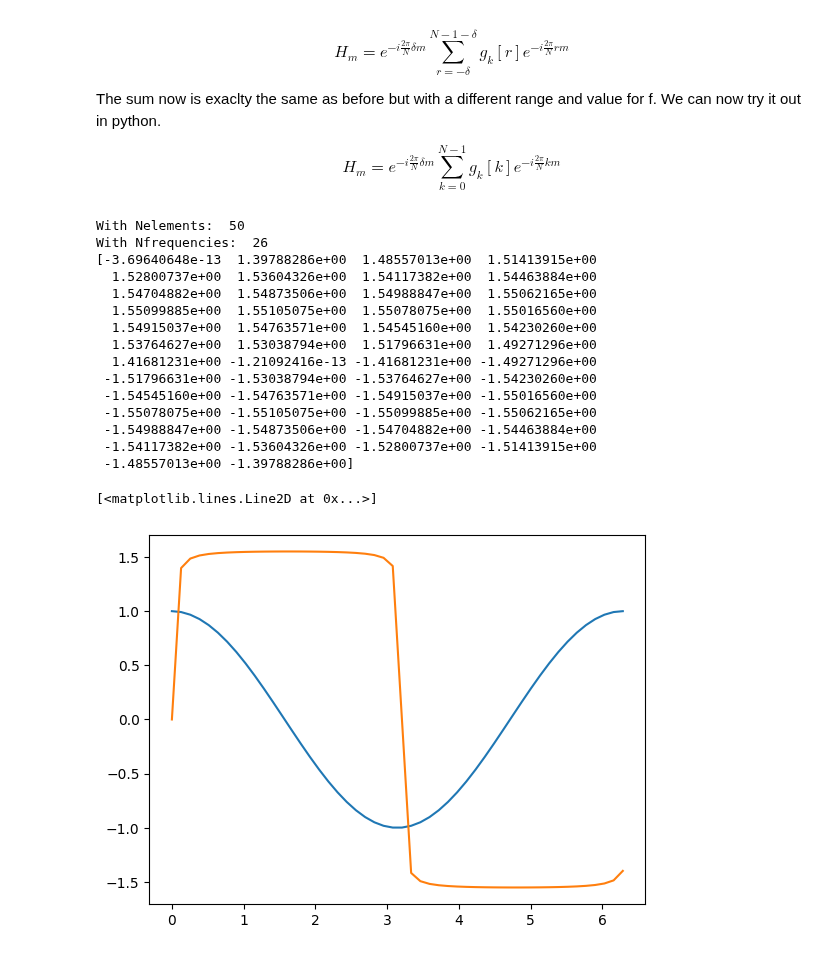
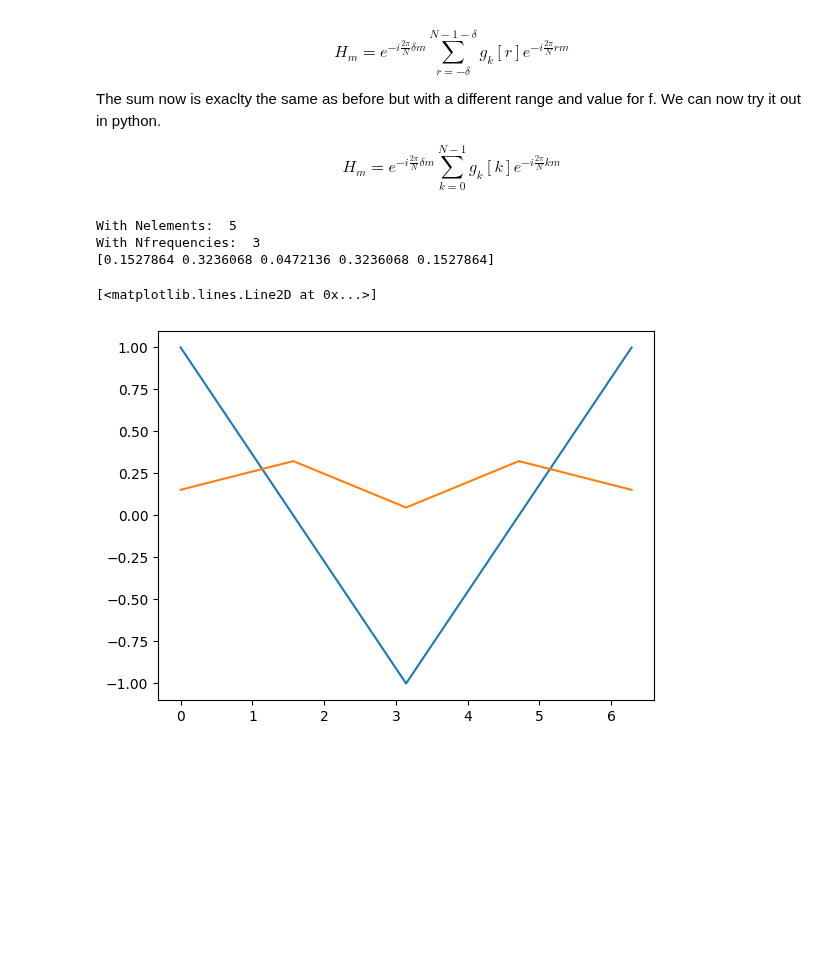
Before and after one commit to DylanReidRamelli/Bachelor-Project-2023, a Jupyter notebook: notebook/fourier.ipynb, the cells around one changed output. Cells and saved outputs as stored; diff of their text form; code cells hidden in the pictures; blank space fills up the shorter version.

```diff
--- a/notebook/fourier.ipynb
+++ b/notebook/fourier.ipynb
@@ -300,90 +300,52 @@ H_m = e^{-i \frac{2\pi}{N}  \delta m} \displaystyle\sum_{k=0}^{N-1}g_k[k]e^{-i \
 # %%
 # Domain, from 0 -> 2 * np.pi, with 4 samples.
 # g_k = [0, np.pi /2, np.pi , 3/2 * np.pi, 2 * np.pi]
-g_k = np.linspace(0, 2 * np.pi, 50)
+g_k = np.linspace(0, 2 * np.pi, 5)
 
 # Function g evaluated for each sample. Function for now is cos().
 g_k_i = np.cos(g_k)
 
 # Now we can just do the fourier normal fourier transform like above for g_k_i
 N_elements = len(g_k)
 N_frequencies = int(np.floor(N_elements/2) + 1)
 freq = np.arange(N_elements)
 
 print("With Nelements: ", N_elements)
 print("With Nfrequencies: ", N_frequencies)
 
 
 # Forward Fourier transform.
 output = np.zeros(N_elements, dtype=complex)
 
 for m in range(N_elements):
-    x_m = 0
     for k in range(N_elements):
         e = np.exp(-1j * 2 * np.pi * m * k / N_elements)
-        x_m += g_k_i[k] * e
-    output[m] = x_m
+        output[m] += g_k_i[k] * e
+
+delta = 1.5
+for m in range(0, N_elements):
+    output[m] = output[m] * np.exp(-1j * 2 * np.pi * m * delta / N_elements)
 
 
-# for m in range(N_frequencies):
-#     e = np.exp(-1j * 2 * np.pi * m * freq / N_elements)
-#     output[m] = np.sum(g_k_i* e)
+final_output = np.zeros(N_elements, dtype=complex)
 
-delta = 0.5
-# And now multiply by the exponential that was factored out of the sum
+# final_output = np.fft.ifft(output)
 for m in range(N_elements):
-    e = np.exp(-1j * 2 * np.pi * m * delta / N_elements)
-    output[m] = output[m] * e
+    for k in range(N_elements):
+        e = np.exp(1j * 2 * np.pi * m * k / N_elements)
+        final_output[m] += output[k] * e
+final_output /= N_elements
 
-# print(output)
-
-# ax.scatter(output.real, output.imag, label='Original values')
-
-# Inverse fourier of shifted values
-shifted_output = np.zeros(N_elements, dtype=complex)
-# for n in range(N_frequencies):
-#     e = np.exp(1j * 2 * np.pi * n * freq / N_elements)
-#     shifted_output[n] = np.sum(output * e)/N_elements
-
-
-for k in range(N_elements):
-    x_n = 0
-    for m in range(N_elements):
-        e = np.exp(1j * 2 * np.pi * k * m / N_elements)
-        x_n += output[m] * e
-    x_n = x_n/N_elements
-    shifted_output[k] = x_n
-
-
-final_output = np.zeros(N_elements)
-
-# for i in range(N_elements):
-#     final_output[i] = np.angle(shifted_output[i].real, shifted_output[i].imag)
-
-final_output = np.angle(shifted_output)
-print(final_output)
-
+print(final_output.real)
 fig, ax = plt.subplots()
 ax.plot(g_k, g_k_i, label='Original values')
-ax.plot(g_k, final_output, label='Shifted values')
+ax.plot(g_k, final_output.real, label='Original values')
 # %% [output]
-With Nelements:  50
-With Nfrequencies:  26
-[-3.69640648e-13  1.39788286e+00  1.48557013e+00  1.51413915e+00
-  1.52800737e+00  1.53604326e+00  1.54117382e+00  1.54463884e+00
-  1.54704882e+00  1.54873506e+00  1.54988847e+00  1.55062165e+00
-  1.55099885e+00  1.55105075e+00  1.55078075e+00  1.55016560e+00
-  1.54915037e+00  1.54763571e+00  1.54545160e+00  1.54230260e+00
-  1.53764627e+00  1.53038794e+00  1.51796631e+00  1.49271296e+00
-  1.41681231e+00 -1.21092416e-13 -1.41681231e+00 -1.49271296e+00
- -1.51796631e+00 -1.53038794e+00 -1.53764627e+00 -1.54230260e+00
- -1.54545160e+00 -1.54763571e+00 -1.54915037e+00 -1.55016560e+00
- -1.55078075e+00 -1.55105075e+00 -1.55099885e+00 -1.55062165e+00
- -1.54988847e+00 -1.54873506e+00 -1.54704882e+00 -1.54463884e+00
- -1.54117382e+00 -1.53604326e+00 -1.52800737e+00 -1.51413915e+00
- -1.48557013e+00 -1.39788286e+00]
+With Nelements:  5
+With Nfrequencies:  3
+[0.1527864 0.3236068 0.0472136 0.3236068 0.1527864]
 [<matplotlib.lines.Line2D at 0x...>]
-[figure, old version]
+[figure, new version]
 # %%
 # Doing the same thing as above but with the built in fft functions that numpy provides
 
```
Also changed, not shown: parts of 2 cells of this notebook.
